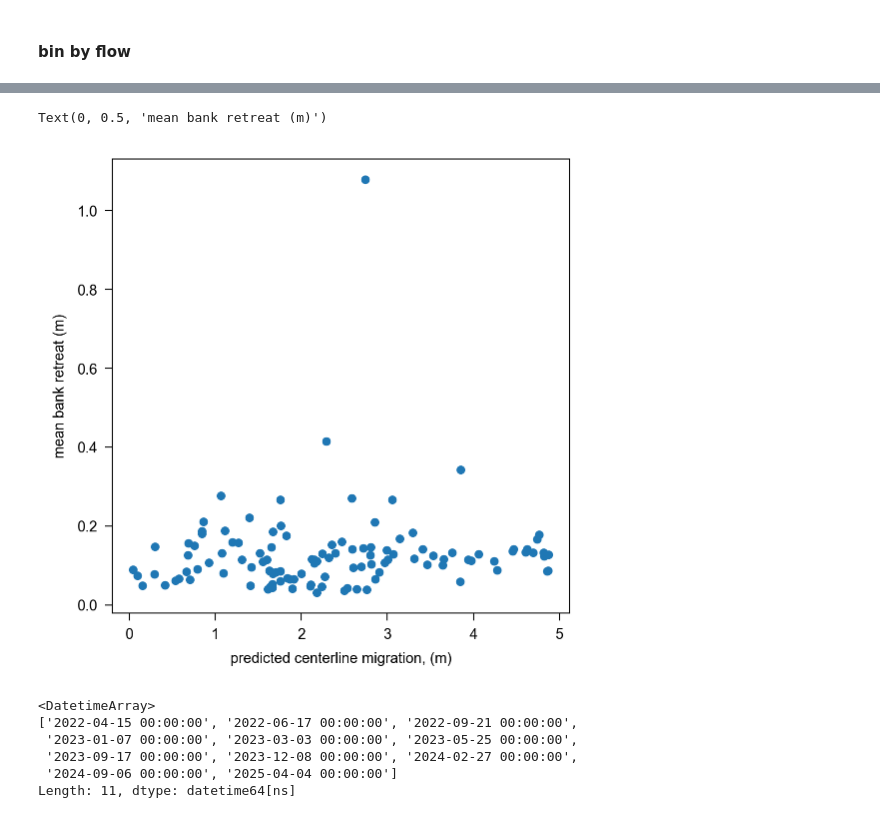
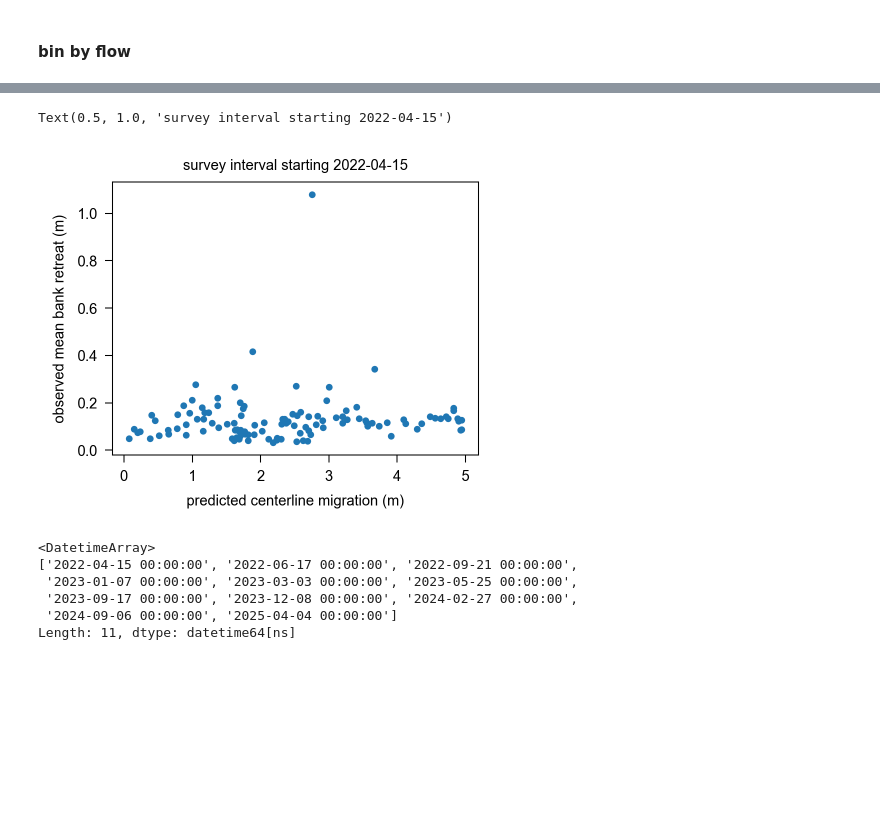
Before and after one commit to marielnelson/local-river-bank-erosion, a Jupyter notebook: 2_calculate-curvature.ipynb, the cells around one changed output, grey strips where cells are left out. Drawn from its saved outputs; the diff is of its cells as text; code cells hidden in the pictures; blank space fills up the shorter version.

Commit message:
mess with migration prediction plots

```diff
--- a/2_calculate-curvature.ipynb
+++ b/2_calculate-curvature.ipynb
@@ -493,7 +523,7 @@ fig.savefig('3_output-data/figures/curvature_histogram.pdf', bbox_inches='tight'
 # %% [markdown]
 #### bin by flow
 # %%
-curvature_erosion['r1_pred_for_flood_m'] = curvature_erosion['r1'] * curvature_erosion['survey_interval_yrs']
+curvature_erosion['r1_scaled_for_flood_m'] = curvature_erosion['r1'] * curvature_erosion['survey_interval_yrs']
 curvature_erosion
 # %% [output]
 |  | transect_idx | alphashape_survey_date_1 | alphashape_survey_date_2 | alpha | area | polygon_index | n_points | ... |
@@ -512,15 +542,17 @@ curvature_erosion
 # %%
-fig, ax = plt.subplots(figsize=(10 * centimeters, 10 * centimeters))
+fig, ax = plt.subplots(figsize=(8 * centimeters, 6 * centimeters))
 
-small_flood = curvature_erosion[curvature_erosion['alphashape_survey_date_1'] == '2022-04-15']
-ax.scatter(abs(small_flood['r1_pred_for_flood_m']), small_flood['mean_retreat_m'], s=10)
-ax.set_xlabel('predicted centerline migration, (m)')
-ax.set_ylabel('mean bank retreat (m)')
+flood_date = '2022-04-15'
+small_flood = curvature_erosion[curvature_erosion['alphashape_survey_date_1'] == flood_date]
+ax.scatter(abs(small_flood['r1_scaled_for_flood_m']), small_flood['mean_retreat_m'], s=5)
+ax.set_xlabel('predicted centerline migration (m)')
+ax.set_ylabel('observed mean bank retreat (m)')
+ax.set_title(f'survey interval starting {flood_date}')
 # ax.set_xlim(0, 3)
 # ax.set_aspect('equal')
 # %% [output]
-Text(0, 0.5, 'mean bank retreat (m)')
+Text(0.5, 1.0, 'survey interval starting 2022-04-15')
-[figure, old version]
+[figure, new version]
 # %%
 curvature_erosion['alphashape_survey_date_1'].unique(
 )
```
Also changed, not shown: parts of 11 cells of this notebook, 1 other file.
